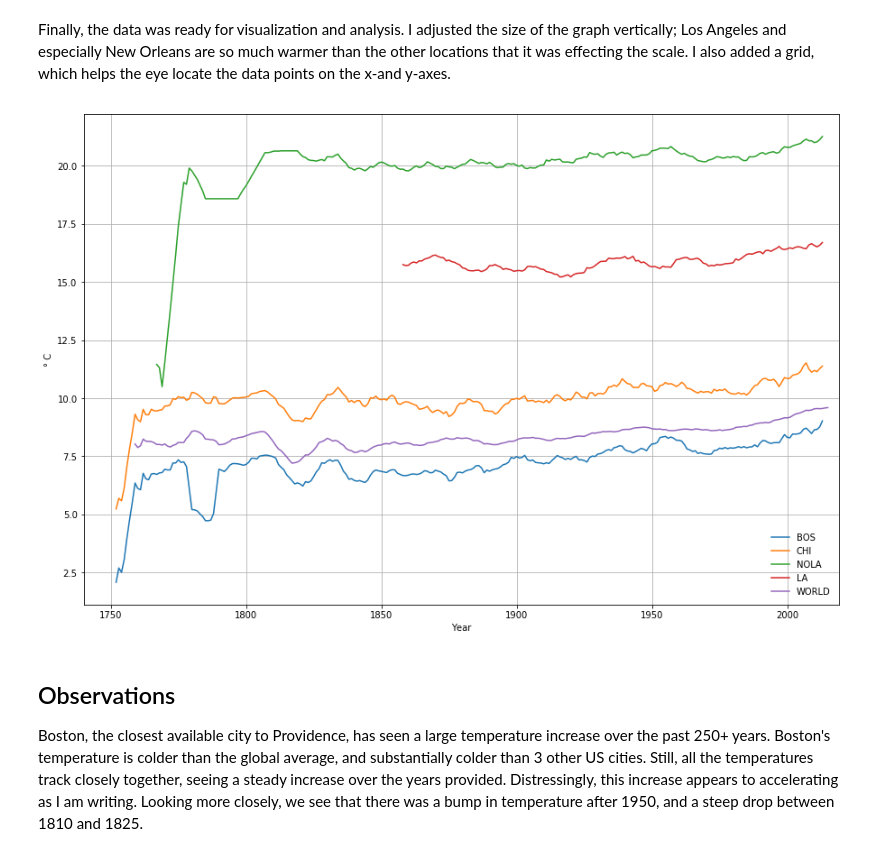
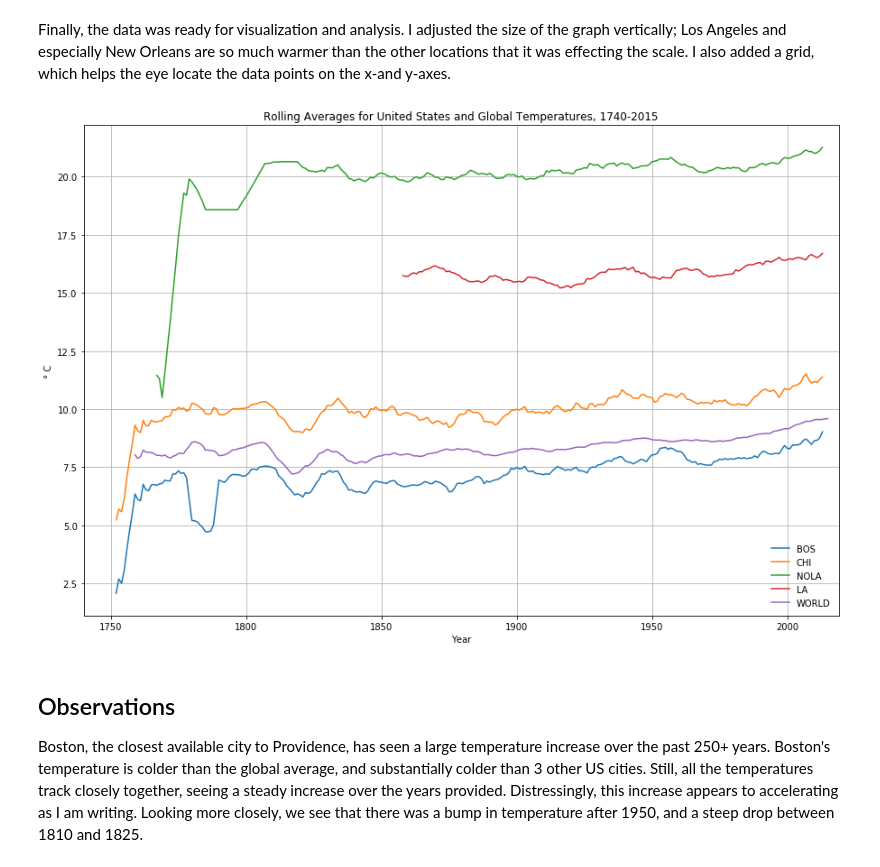
Before and after one commit to stevemn/udacity-da-weather, a Jupyter notebook: weather_trends.ipynb, the cells around one changed output. Drawn from its saved outputs; the diff is of its cells as text; code cells hidden in the pictures.

Commit message:
Add title to visualization. Resubmit

```diff
--- a/weather_trends.ipynb
+++ b/weather_trends.ipynb
@@ -339,11 +339,11 @@ Finally, the data was ready for visualization and analysis. I adjusted the size
 # %%
 plt.rcParams['figure.figsize'] = [15, 10]
 
-lines = cbd.plot.line(x='year', grid=True)
+lines = cbd.plot.line(x='year', grid=True, title='Rolling Averages for United States and Global Temperatures, 1740-2015')
 lines.legend(loc='lower right', frameon=False)
 labels = lines.set(xlabel='Year', ylabel='\u00B0 C')
 # %% [output]
-[figure, old version]
+[figure, new version]
 # %% [markdown]
 ## Observations
 
```
Also changed, not shown: 1 other file.
